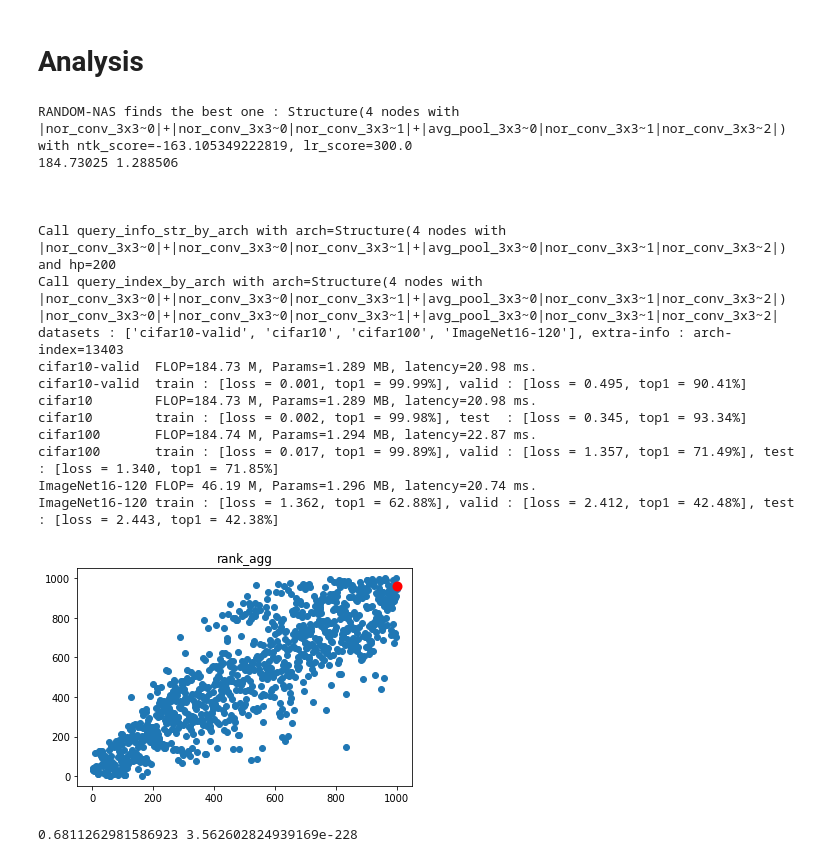
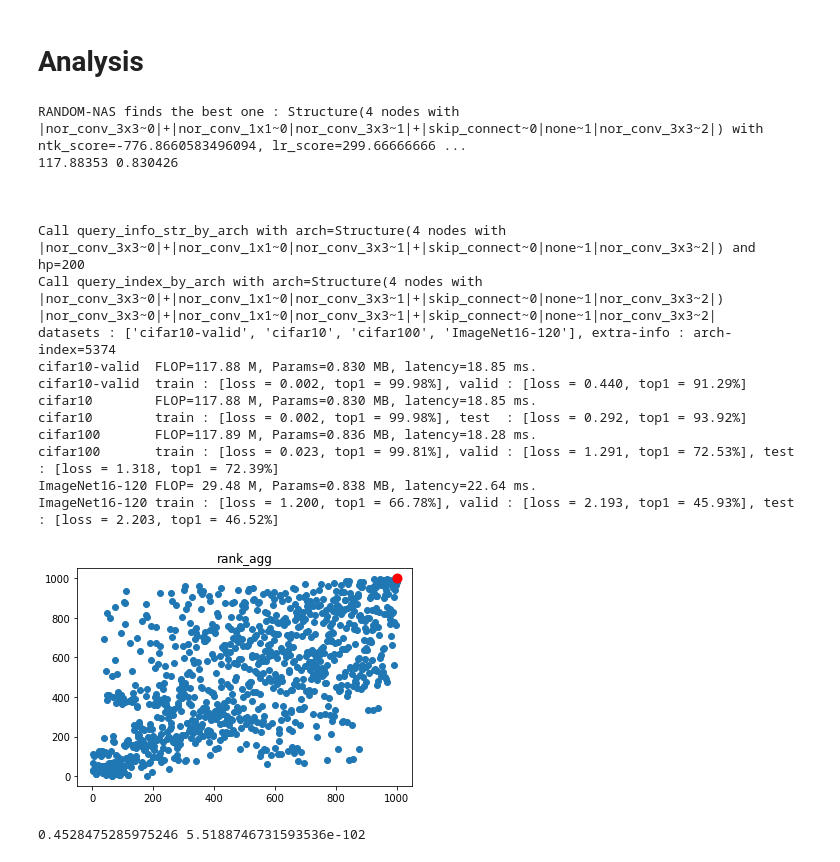
Before and after one commit to cvlab-yonsei/AZ-NAS, a Jupyter notebook: test_files/221227_ntk_quant/RSPS_ntk_quant.ipynb, the cells around one changed output. Saved outputs shown, nothing was run; the diff lists cells and outputs as text; code cells hidden in the pictures.

```diff
--- a/test_files/221227_ntk_quant/RSPS_ntk_quant.ipynb
+++ b/test_files/221227_ntk_quant/RSPS_ntk_quant.ipynb
@@ -120,14 +120,14 @@ def init_model(model, method='kaiming_norm_fanin'):
         model.apply(kaiming_normal_fanout_init)
     return model
 
-def search_find_best(xloader, network, lrc_model, n_samples):
+def search_find_best(xloader, network, lrc_model, archs):
     network.train()
-    archs, ntk_scores, lr_scores = [], [], []
+    _, ntk_scores, lr_scores = [], [], []
 
-    for i in tqdm.tqdm(range(n_samples)):
+    for i, arch in enumerate(tqdm.tqdm(archs)):
         # random sampling
 #         arch = network.module.random_genotype(True)
-        arch = network.random_genotype(True)
+        network.arch_cache = arch
 
         ntk_score_tmp = []
         for _ in range(3):
@@ -147,11 +147,11 @@ def search_find_best(xloader, network, lrc_model, n_samples):
             lrc_model.clear()
         lr_score = np.mean(lr_score_tmp)
 
-        archs.append(arch)
+#         archs.append(arch)
         ntk_scores.append(ntk_score)
         lr_scores.append(lr_score)
 
-    return archs, ntk_scores, lr_scores
+    return _, ntk_scores, lr_scores
 
 #     rank_ntk, rank_lr = stats.rankdata(ntk_scores), stats.rankdata(lr_scores)
 
@@ -296,17 +296,21 @@ for a in archs:
 # Analysis
 # %%
 # torch.save({"archs":archs,
-#             "ntk_scores":ntk_scores,
-#             "lr_scores":lr_scores,
+#             "fp_ntk_scores":fp_ntk_scores,
+#             "fp_lr_scores":fp_lr_scores,
+#             "q_ntk_scores":q_ntk_scores,
+#             "q_lr_scores":q_lr_scores,
 #             "api_valid_accs":api_valid_accs,
 #             "api_flops":api_flops,
 #             "api_params":api_params,
-#            },"./c3n5_1000samples.pth")
+#            },"./c3n5_1000samples_1bit.pth")
 
-trained_results = torch.load("./c3n5_1000samples.pth")
-archs = trained_results['archs']
-ntk_scores = trained_results['ntk_scores']
-lr_scores = trained_results['lr_scores']
-api_valid_accs = trained_results['api_valid_accs']
-api_flops = trained_results['api_flops']
-api_params = trained_results['api_params']
+# trained_results = torch.load("./c3n5_1000samples_4bit.pth")
+# archs = trained_results['archs']
+# fp_ntk_scores = trained_results['fp_ntk_scores']
+# fp_lr_scores = trained_results['fp_lr_scores']
+# q_ntk_scores = trained_results['q_ntk_scores']
+# q_lr_scores = trained_results['q_lr_scores']
+# api_valid_accs = trained_results['api_valid_accs']
+# api_flops = trained_results['api_flops']
+# api_params = trained_results['api_params']
@@ -313,49 +324,49 @@ api_params = trained_results['api_params']
 # %%
-rank_ntk, rank_lr, rank_flops, rank_params = stats.rankdata(ntk_scores), stats.rankdata(lr_scores), stats.rankdata(api_flops), stats.rankdata(api_params)
+rank_ntk, rank_lr, rank_flops, rank_params = stats.rankdata(q_ntk_scores), stats.rankdata(q_lr_scores), stats.rankdata(api_flops), stats.rankdata(api_params)
 
-l = len(ntk_scores)
-# rank_agg = rank_ntk + rank_lr + rank_flops + rank_params
+l = len(q_ntk_scores)
+# rank_agg = np.log(rank_ntk/l)
 rank_agg = np.log(rank_ntk/l) + np.log(rank_lr/l) + np.log(rank_flops/l)
 # + np.log(rank_params/l)
 
 best_idx = np.argmax(rank_agg)
-best_arch, best_ntk_score, best_lr_score, flops, params = archs[best_idx], ntk_scores[best_idx], lr_scores[best_idx], api_flops[best_idx], api_params[best_idx]
+best_arch, best_ntk_score, best_lr_score, flops, params = archs[best_idx], q_ntk_scores[best_idx], q_lr_scores[best_idx], api_flops[best_idx], api_params[best_idx]
 
 print("RANDOM-NAS finds the best one : {:} with ntk_score={:}, lr_score={:}".format(best_arch, best_ntk_score, best_lr_score))
 print(flops, params)
 print("\n\n")
 if api is not None:
     print("{:}".format(api.query_by_arch(best_arch, "200")))
 
 x = stats.rankdata(rank_agg)
 y = stats.rankdata(api_valid_accs)
 # y = api_valid_accs
 plt.scatter(x, y)
 plt.scatter(x[best_idx], y[best_idx], c="r", linewidths=4)
 plt.title("rank_agg")
 plt.show()
 tau, p_value = stats.kendalltau(x, y)
 print(tau, p_value)
 # %% [output]
-RANDOM-NAS finds the best one : Structure(4 nodes with |nor_conv_3x3~0|+|nor_conv_3x3~0|nor_conv_3x3~1|+|avg_pool_3x3~0|nor_conv_3x3~1|nor_conv_3x3~2|) with ntk_score=-163.105349222819, lr_score=300.0
-184.73025 1.288506
+RANDOM-NAS finds the best one : Structure(4 nodes with |nor_conv_3x3~0|+|nor_conv_1x1~0|nor_conv_3x3~1|+|skip_connect~0|none~1|nor_conv_3x3~2|) with ntk_score=-776.8660583496094, lr_score=299.66666666 ...
+117.88353 0.830426
 
 
 
-Call query_info_str_by_arch with arch=Structure(4 nodes with |nor_conv_3x3~0|+|nor_conv_3x3~0|nor_conv_3x3~1|+|avg_pool_3x3~0|nor_conv_3x3~1|nor_conv_3x3~2|) and hp=200
-Call query_index_by_arch with arch=Structure(4 nodes with |nor_conv_3x3~0|+|nor_conv_3x3~0|nor_conv_3x3~1|+|avg_pool_3x3~0|nor_conv_3x3~1|nor_conv_3x3~2|)
-|nor_conv_3x3~0|+|nor_conv_3x3~0|nor_conv_3x3~1|+|avg_pool_3x3~0|nor_conv_3x3~1|nor_conv_3x3~2|
-datasets : ['cifar10-valid', 'cifar10', 'cifar100', 'ImageNet16-120'], extra-info : arch-index=13403
-cifar10-valid  FLOP=184.73 M, Params=1.289 MB, latency=20.98 ms.
-cifar10-valid  train : [loss = 0.001, top1 = 99.99%], valid : [loss = 0.495, top1 = 90.41%]
-cifar10        FLOP=184.73 M, Params=1.289 MB, latency=20.98 ms.
-cifar10        train : [loss = 0.002, top1 = 99.98%], test  : [loss = 0.345, top1 = 93.34%]
-cifar100       FLOP=184.74 M, Params=1.294 MB, latency=22.87 ms.
-cifar100       train : [loss = 0.017, top1 = 99.89%], valid : [loss = 1.357, top1 = 71.49%], test : [loss = 1.340, top1 = 71.85%]
-ImageNet16-120 FLOP= 46.19 M, Params=1.296 MB, latency=20.74 ms.
-ImageNet16-120 train : [loss = 1.362, top1 = 62.88%], valid : [loss = 2.412, top1 = 42.48%], test : [loss = 2.443, top1 = 42.38%]
+Call query_info_str_by_arch with arch=Structure(4 nodes with |nor_conv_3x3~0|+|nor_conv_1x1~0|nor_conv_3x3~1|+|skip_connect~0|none~1|nor_conv_3x3~2|) and hp=200
+Call query_index_by_arch with arch=Structure(4 nodes with |nor_conv_3x3~0|+|nor_conv_1x1~0|nor_conv_3x3~1|+|skip_connect~0|none~1|nor_conv_3x3~2|)
+|nor_conv_3x3~0|+|nor_conv_1x1~0|nor_conv_3x3~1|+|skip_connect~0|none~1|nor_conv_3x3~2|
+datasets : ['cifar10-valid', 'cifar10', 'cifar100', 'ImageNet16-120'], extra-info : arch-index=5374
+cifar10-valid  FLOP=117.88 M, Params=0.830 MB, latency=18.85 ms.
+cifar10-valid  train : [loss = 0.002, top1 = 99.98%], valid : [loss = 0.440, top1 = 91.29%]
+cifar10        FLOP=117.88 M, Params=0.830 MB, latency=18.85 ms.
+cifar10        train : [loss = 0.002, top1 = 99.98%], test  : [loss = 0.292, top1 = 93.92%]
+cifar100       FLOP=117.89 M, Params=0.836 MB, latency=18.28 ms.
+cifar100       train : [loss = 0.023, top1 = 99.81%], valid : [loss = 1.291, top1 = 72.53%], test : [loss = 1.318, top1 = 72.39%]
+ImageNet16-120 FLOP= 29.48 M, Params=0.838 MB, latency=22.64 ms.
+ImageNet16-120 train : [loss = 1.200, top1 = 66.78%], valid : [loss = 2.193, top1 = 45.93%], test : [loss = 2.203, top1 = 46.52%]
-[figure, old version]
+[figure, new version]
-0.6811262981586923 3.562602824939169e-228
+0.4528475285975246 5.5188746731593536e-102
 # %%
 x = stats.rankdata(ntk_scores)
 y = stats.rankdata(api_valid_accs)
```
Also changed, not shown: parts of 8 cells of this notebook, 5 other files.
